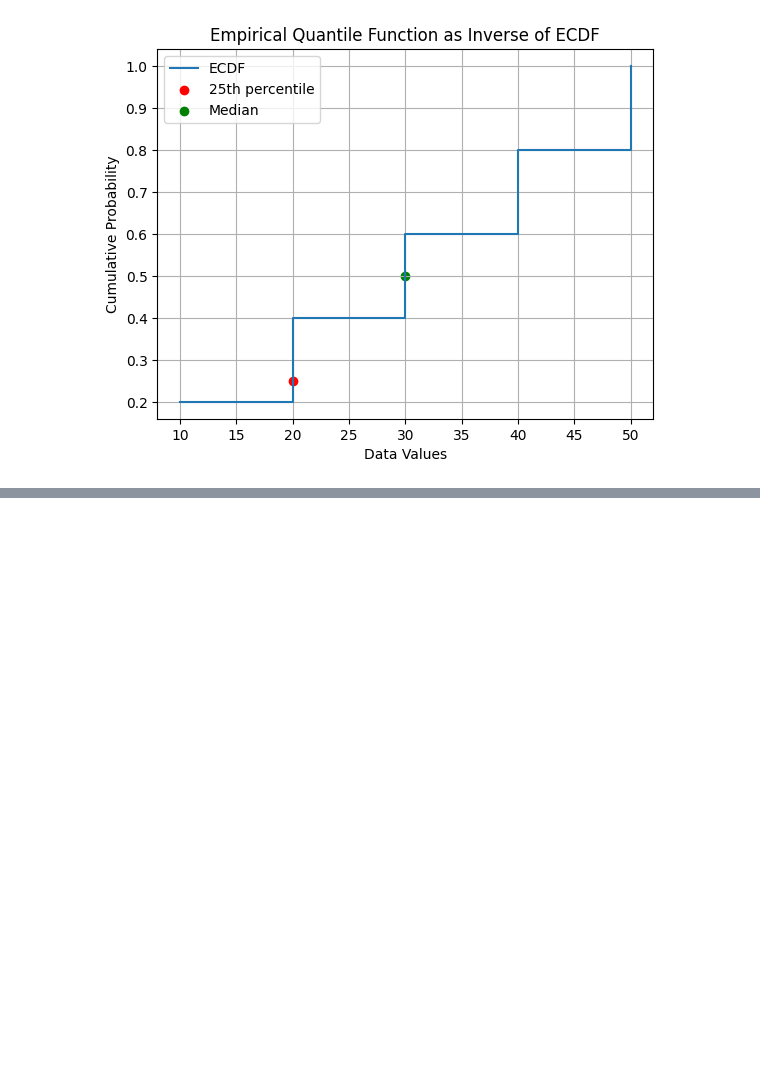
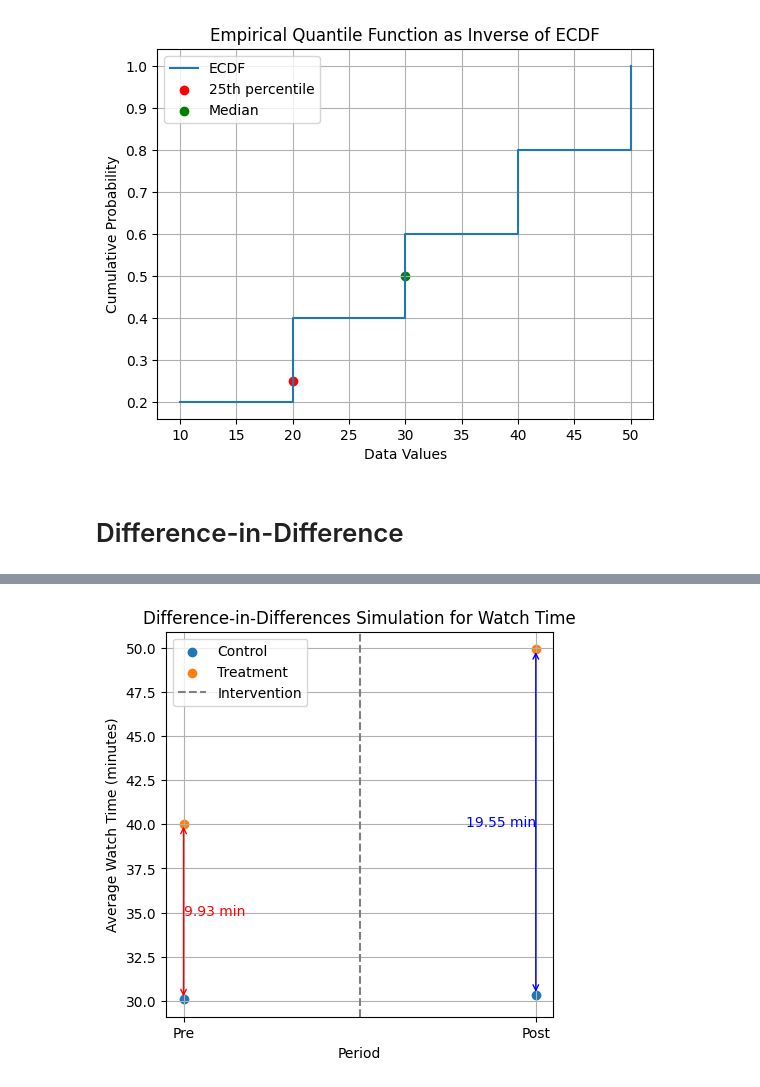
Before and after one commit to babenyshevs/leetcode, a Jupyter notebook: notebooks/2.01-sba-visualisations.ipynb, the cells around one changed output, grey strips where cells are left out. Cells and saved outputs as stored; diff of their text form; code cells hidden in the pictures; blank space fills up the shorter version.

```diff
--- a/notebooks/2.01-sba-visualisations.ipynb
+++ b/notebooks/2.01-sba-visualisations.ipynb
@@ -101,3 +101,81 @@ plt.title("Empirical Quantile Function as Inverse of ECDF")
 plt.show()
 # %% [output]
 [figure]
+# %% [markdown]
+# Difference-in-Difference
+# %%
+import numpy as np
+import pandas as pd
+import matplotlib.pyplot as plt
+
+# Set random seed for reproducibility
+np.random.seed(42)
+
+# Parameters
+n = 1000  # Number of users per group per period
+base_watch_time = 30  # Average watch time in minutes
+base_difference = 10
+lift_due_to_treatment = 10  # Increase in watch time due to treatment
+
+# Generate synthetic data
+def generate_data(n, base_time, lift=0.0):
+    return np.random.normal(base_time + lift, 5, n)
+
+# Control group
+control_pre = generate_data(n, base_watch_time)
+control_post = generate_data(n, base_watch_time)
+
+# Treatment group
+# Pre-intervention (no effect yet)
+treatment_pre = generate_data(n, base_watch_time, base_difference)
+# Post-intervention (with treatment effect)
+treatment_post = generate_data(n, base_watch_time, lift_due_to_treatment + base_difference)
+
+# Create DataFrame
+data = pd.DataFrame({
+    'group': ['control'] * (2 * n) + ['treatment'] * (2 * n),
+    'period': ['pre'] * n + ['post'] * n + ['pre'] * n + ['post'] * n,
+    'watch_time': np.concatenate([control_pre, control_post, treatment_pre, treatment_post])
+})
+
+# Calculate average watch time
+watch_time_means = data.groupby(['group', 'period'])['watch_time'].mean().unstack()
+
+# Difference-in-Differences calculation
+pre_diff = watch_time_means.loc['treatment', 'pre'] - watch_time_means.loc['control', 'pre']
+post_diff = watch_time_means.loc['treatment', 'post'] - watch_time_means.loc['control', 'post']
+did_estimate = post_diff - pre_diff
+
+# Output results
+print("Average Watch Time (minutes):\n", watch_time_means)
+print("\nPre-Test Difference: {:.2f} minutes".format(pre_diff))
+print("Post-Test Difference: {:.2f} minutes".format(post_diff))
+print("Difference-in-Differences Estimate: {:.2f} minutes".format(did_estimate))
+
+# Plot results
+plt.figure(figsize=(5, 5))
+x = ['Pre', 'Post']
+plt.scatter(x, [watch_time_means.loc['control', 'pre'], watch_time_means.loc['control', 'post']], label='Control', marker='o')
+plt.scatter(x, [watch_time_means.loc['treatment', 'pre'], watch_time_means.loc['treatment', 'post']], label='Treatment', marker='o')
+plt.axvline(0.5, color='gray', linestyle='--', label='Intervention')
+
+# Add double-sided arrows showing differences
+plt.annotate('', xy=('Pre', watch_time_means.loc['treatment', 'pre']), xycoords='data',
+             xytext=('Pre', watch_time_means.loc['control', 'pre']), textcoords='data',
+             arrowprops=dict(arrowstyle='<->', color='red'))
+plt.text('Pre', (watch_time_means.loc['treatment', 'pre'] + watch_time_means.loc['control', 'pre']) / 2,
+         f'{pre_diff:.2f} min', ha='left', va='center', color='red')
+
+plt.annotate('', xy=('Post', watch_time_means.loc['treatment', 'post']), xycoords='data',
+             xytext=('Post', watch_time_means.loc['control', 'post']), textcoords='data',
+             arrowprops=dict(arrowstyle='<->', color='blue'))
+plt.text('Post', (watch_time_means.loc['treatment', 'post'] + watch_time_means.loc['control', 'post']) / 2,
+         f'{post_diff:.2f} min', ha='right', va='center', color='blue')
+
+plt.xlabel('Period')
+plt.ylabel('Average Watch Time (minutes)')
+plt.title('Difference-in-Differences Simulation for Watch Time')
+plt.legend()
+plt.grid(True)
+plt.show()
+# %% [output]
@@ -103,0 +191 @@ plt.show()
+[figure, added]
```
Also changed, not shown: parts of 2 cells of this notebook, 4 other files.
